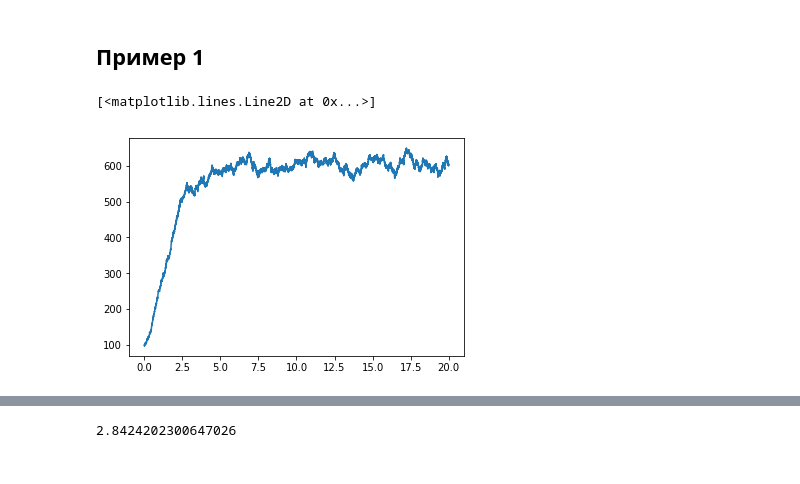
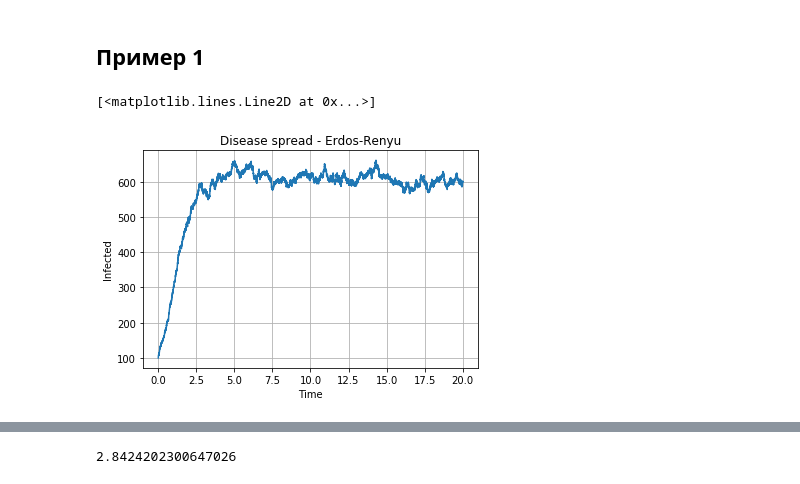
Before and after one commit to tsyrendylykova/multilayerNetwork, a Jupyter notebook: SISModel.ipynb, the cells around one changed output, grey strips where cells are left out. Drawn from its saved outputs; the diff is of its cells as text; code cells hidden in the pictures.

```diff
--- a/SISModel.ipynb
+++ b/SISModel.ipynb
@@ -46,9 +47,7 @@ class _ListDict_(object):
     def __str__(self):
          return str(self.items)
 # %%
-def initialize_SIS(G, initial_infecteds, infection_times,
-                                recovery_times, tmin, return_full_data):
-    '''Initializes the network'''
+def initialize_SIS_(G, initial_infecteds, infection_times, recovery_times, tmin):
     times = [tmin]
     S = [G.order()-len(initial_infecteds)]
     I = [len(initial_infecteds)]
@@ -56,19 +55,18 @@ def initialize_SIS(G, initial_infecteds, infection_times,
     infected = list(initial_infecteds)
     infected_neighbor_count = defaultdict(lambda:0)
     risk_group = defaultdict(lambda:_ListDict_())
+
     for node in initial_infecteds:
         status[node] = 'I'
     for node in initial_infecteds:
         for neighbor in G.neighbors(node):
             if status[neighbor] == 'S':
                 infected_neighbor_count[neighbor] += 1
-                if infected_neighbor_count[neighbor]>1:
+                if infected_neighbor_count[neighbor] > 1:
                     risk_group[infected_neighbor_count[neighbor]-1].remove(
                                                                     neighbor)
+
                 risk_group[infected_neighbor_count[neighbor]].add(neighbor)
 
-    if return_full_data:
-        for node in initial_infecteds:
-            infection_times[node] = [tmin]
     return times, S, I, status, infected, infected_neighbor_count, risk_group
 # %%
@@ -135,6 +125,5 @@ def recover(G, S, I, times, infected, current_time, status,
 # %%
-def SIS(G, tau, gamma, initial_infecteds=None, rho = None, tmin = 0,
-                    tmax=100, return_full_data = False):
+def SIS(G, tau, gamma, initial_infecteds = None, rho = None, tmin = 0, tmax = 100):
 
     infection_times = defaultdict(lambda: []) #defaults to an empty list
     recovery_times = defaultdict(lambda: [])  #for each node
@@ -152,26 +141,28 @@ def SIS(G, tau, gamma, initial_infecteds=None, rho = None, tmin = 0,
         initial_infecteds=[initial_infecteds]
 
     times, S, I, status, infected, infected_neighbor_count, risk_group = \
-                initialize_SIS(G, initial_infecteds, infection_times,
-                                        recovery_times, tmin, return_full_data)
+                initialize_SIS_(G, initial_infecteds, infection_times,
+                                        recovery_times, tmin)
 
-    total_trans_rate = tau*sum(n*len(risk_group[n])
-                                    for n in risk_group.keys())
+    total_trans_rate = tau*sum(n*len(risk_group[n]) for n in risk_group.keys())
     total_rec_rate = gamma*len(infected)
     total_rate = total_rec_rate + total_trans_rate
     next_time = times[-1] + random.expovariate(total_rate)
-    while next_time<tmax and infected:
+
+    while next_time < tmax and infected:
         r = random.random()*total_rate
-        if r<total_rec_rate:
+
+        if r < total_rec_rate:
             recover(G, S, I, times, infected, next_time,
                                     status, infected_neighbor_count,
-                                    risk_group, recovery_times,
-                                    return_full_data)
+                                    risk_group, recovery_times)
             total_rec_rate = gamma*I[-1]
         else:
             infect(G, S, I, [], times, infected, next_time,
                                 infected_neighbor_count, risk_group, status,
-                                infection_times, return_full_data, SIR=False)
+                                infection_times)
+            #updates variables as needed and calculates new max_trans_rate
+
         total_trans_rate = tau*sum(n*len(risk_group[n])
                                     for n in risk_group.keys())
         total_rate = total_rec_rate + total_trans_rate
@@ -180,5 +171,5 @@ def SIS(G, tau, gamma, initial_infecteds=None, rho = None, tmin = 0,
         else:
             next_time = float('Inf')
 
-    if not return_full_data:
-        return scipy.array(times), scipy.array(S), scipy.array(I)
+
+    return scipy.array(times), scipy.array(S), scipy.array(I)
@@ -187,11 +484,16 @@ def SIS(G, tau, gamma, initial_infecteds=None, rho = None, tmin = 0,
 # %%
 G = nx.erdos_renyi_graph(1000, 0.05)
 initial_size = 100
 gamma = 1.
 tau = 0.05
 t, S, I = SIS(G, tau, gamma, tmax = 20, initial_infecteds = range(initial_size))
 
+plt.title('Disease spread - Erdos-Renyu')
+plt.xlabel('Time')
+plt.ylabel('Infected')
+plt.grid(True)
+
 plt.plot(t, I)
 # %% [output]
 [<matplotlib.lines.Line2D at 0x...>]
-[figure, old version]
+[figure, new version]
```
Also changed, not shown: parts of 63 cells of this notebook, 1 other file.
